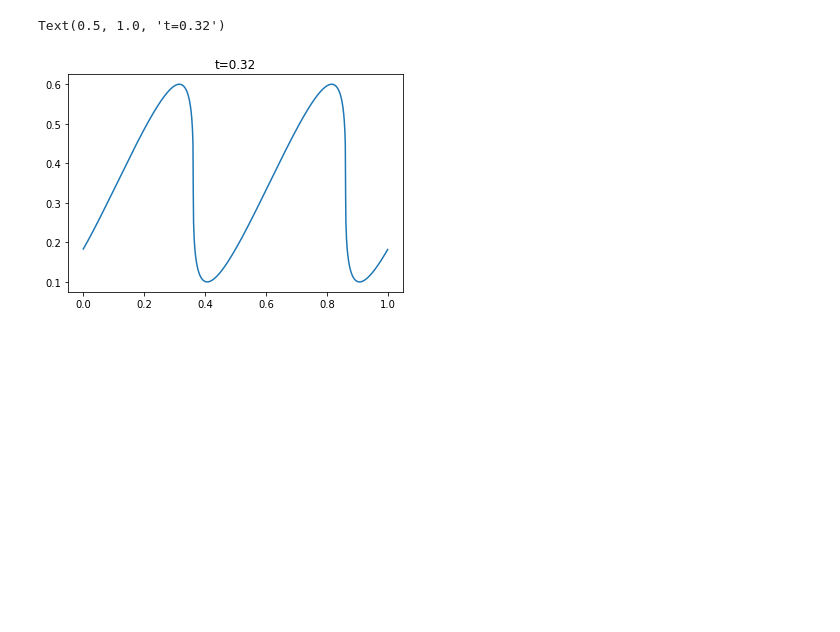
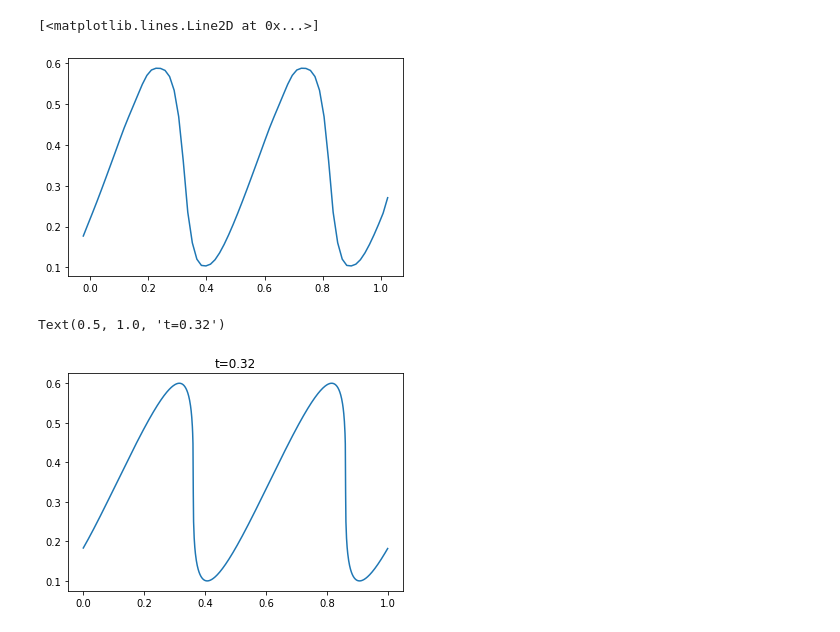
Before and after one commit to JerryChen97/Hydrodynamics, a Jupyter notebook: burgers.ipynb, the cells around one changed output. Cells and saved outputs as stored; diff of their text form; code cells hidden in the pictures; blank space fills up the shorter version.

```diff
--- a/burgers.ipynb
+++ b/burgers.ipynb
@@ -185 +168,7 @@ fig_176.png    fig_253.png  fig_330.png  fig_408.png  fig_486.png
+# %%
+burgers._uxList[3]
+plt.plot(burgers._x, burgers._uxList[50])
+# %% [output]
+[<matplotlib.lines.Line2D at 0x...>]
+[figure, added]
 # %%
```
Also changed, not shown: parts of 4 cells of this notebook.
